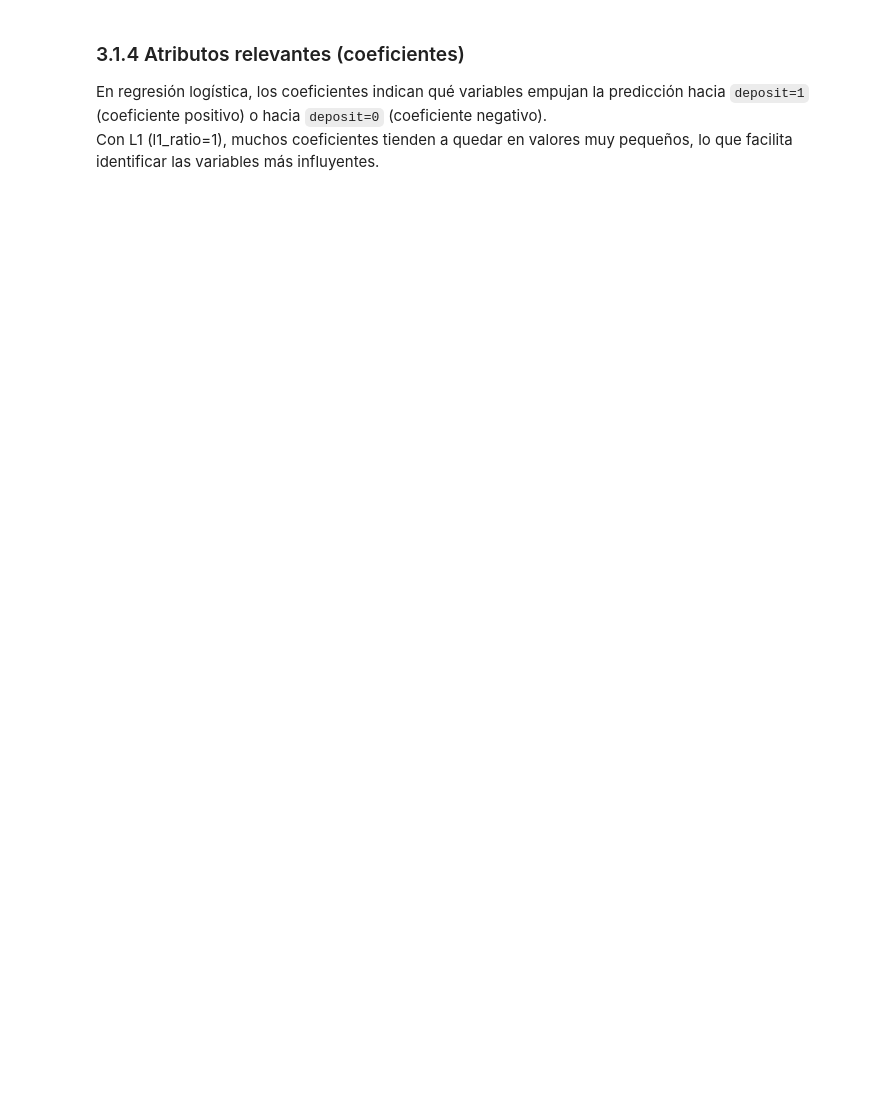
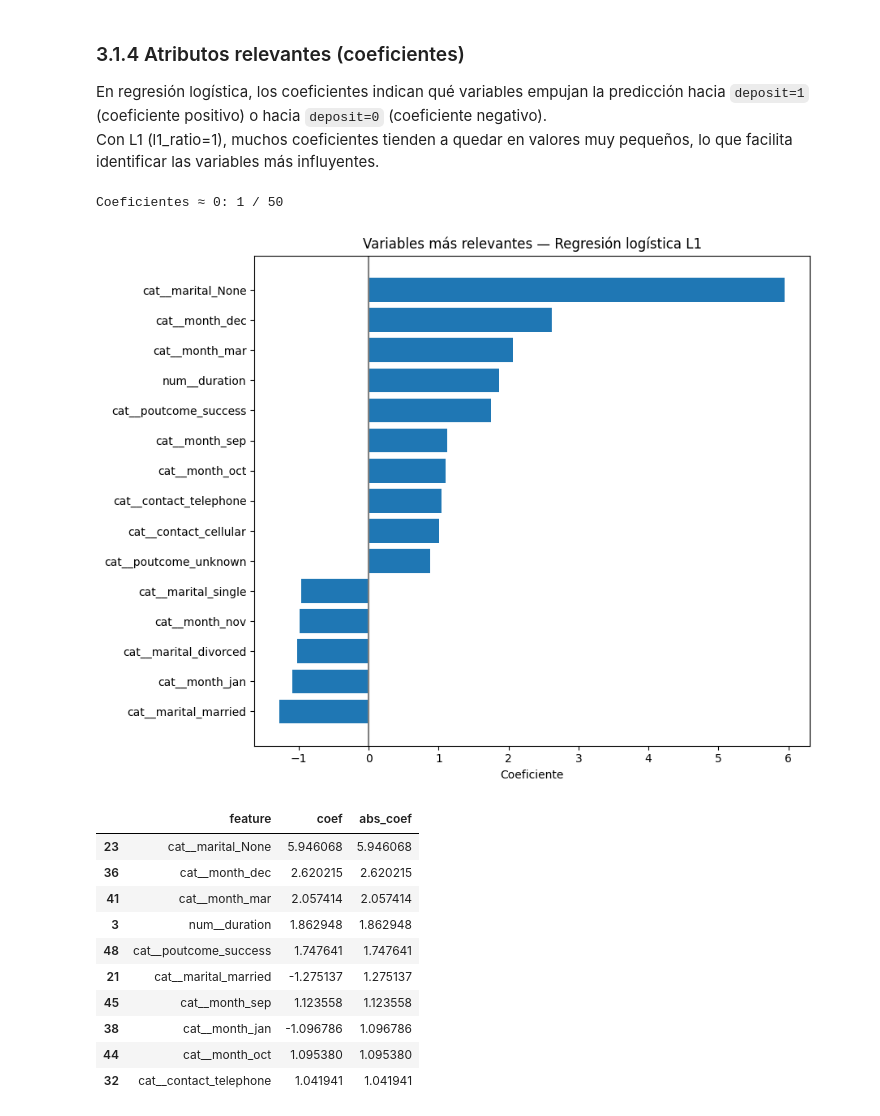
Before and after one commit to DiegoVa6/Grupo05_Practica1, a Jupyter notebook: exercise.ipynb, the cells around one changed output. Cells and saved outputs as stored; diff of their text form; code cells hidden in the pictures; blank space fills up the shorter version.

```diff
--- a/exercise.ipynb
+++ b/exercise.ipynb
@@ -814,30 +1022,48 @@ print(f"Tiempo total (HPO LogReg L1): {time_logreg_hpo:.3f} s")
 En regresión logística, los coeficientes indican qué variables empujan la predicción hacia `deposit=1` (coeficiente positivo) o hacia `deposit=0` (coeficiente negativo).
 Con L1 (l1_ratio=1), muchos coeficientes tienden a quedar en valores muy pequeños, lo que facilita identificar las variables más influyentes.
 # %%
-# Mejor estimador tras HPO
 best_logreg = grid_logreg.best_estimator_
-best_logreg.fit(X_train, y_train)
 
 feature_names = best_logreg.named_steps["preprocess"].get_feature_names_out()
 coefs = best_logreg.named_steps["model"].coef_.ravel()
 
 coef_df = pd.DataFrame({
     "feature": feature_names,
     "coef": coefs,
     "abs_coef": np.abs(coefs)
 }).sort_values("abs_coef", ascending=False)
 
-# Ojo: con tu versión, puede que no queden EXACTAMENTE a 0.
-# Contamos coeficientes "casi cero" con un umbral pequeño.
+# Esparsidad (coeficientes ≈ 0, efecto de L1)
 eps = 1e-6
-n_small = (np.abs(coefs) < eps).sum()
-print(f"Coeficientes |coef| < {eps}: {n_small} / {len(coefs)}")
+n_zero = (np.abs(coefs) < eps).sum()
+print(f"Coeficientes ≈ 0: {n_zero} / {len(coefs)}")
 
-# Top 10 por magnitud
+# Barplot top 15 (al estilo tutorial)
+top15 = coef_df.head(15).sort_values("coef")
+
+plt.figure(figsize=(9, 7))
+plt.barh(top15["feature"], top15["coef"])
+plt.axvline(x=0, color=".5")
+plt.xlabel("Coeficiente")
+plt.title("Variables más relevantes — Regresión logística L1")
+plt.tight_layout()
+plt.show()
+
+# Tabla top 10
 display(coef_df.head(10))
-
-# Top positivos y negativos
-display(coef_df.sort_values("coef", ascending=False).head(10))
-display(coef_df.sort_values("coef", ascending=True).head(10))
+# %% [output]
+Coeficientes ≈ 0: 1 / 50
+[figure, added]
+|  | feature | coef | abs_coef |
+| 23 | cat__marital_None | 5.946068 | 5.946068 |
+| 36 | cat__month_dec | 2.620215 | 2.620215 |
+| 41 | cat__month_mar | 2.057414 | 2.057414 |
+| 3 | num__duration | 1.862948 | 1.862948 |
+| 48 | cat__poutcome_success | 1.747641 | 1.747641 |
+| 21 | cat__marital_married | -1.275137 | 1.275137 |
+| 45 | cat__month_sep | 1.123558 | 1.123558 |
+| 38 | cat__month_jan | -1.096786 | 1.096786 |
+| 44 | cat__month_oct | 1.095380 | 1.095380 |
+| 32 | cat__contact_telephone | 1.041941 | 1.041941 |
 # %% [markdown]
 **Interpretación (coeficientes).**
```
Also changed, not shown: parts of 37 cells of this notebook.
